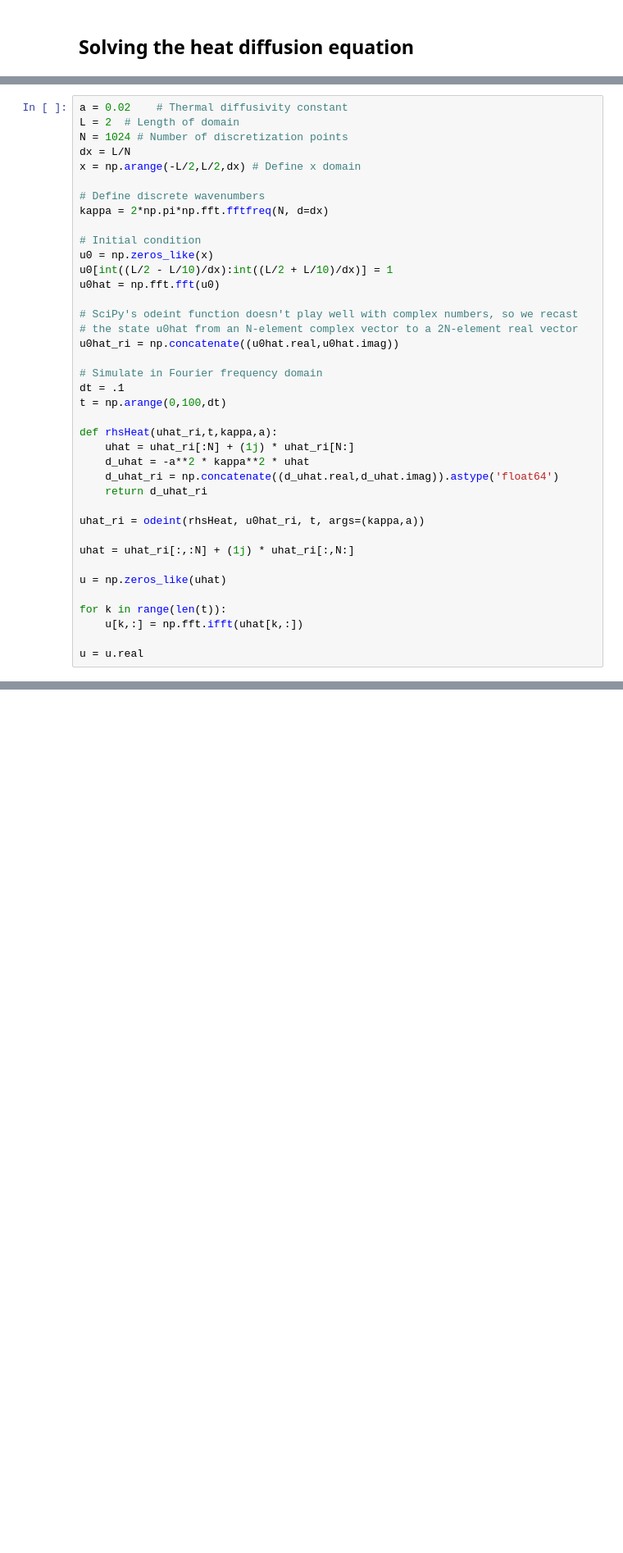
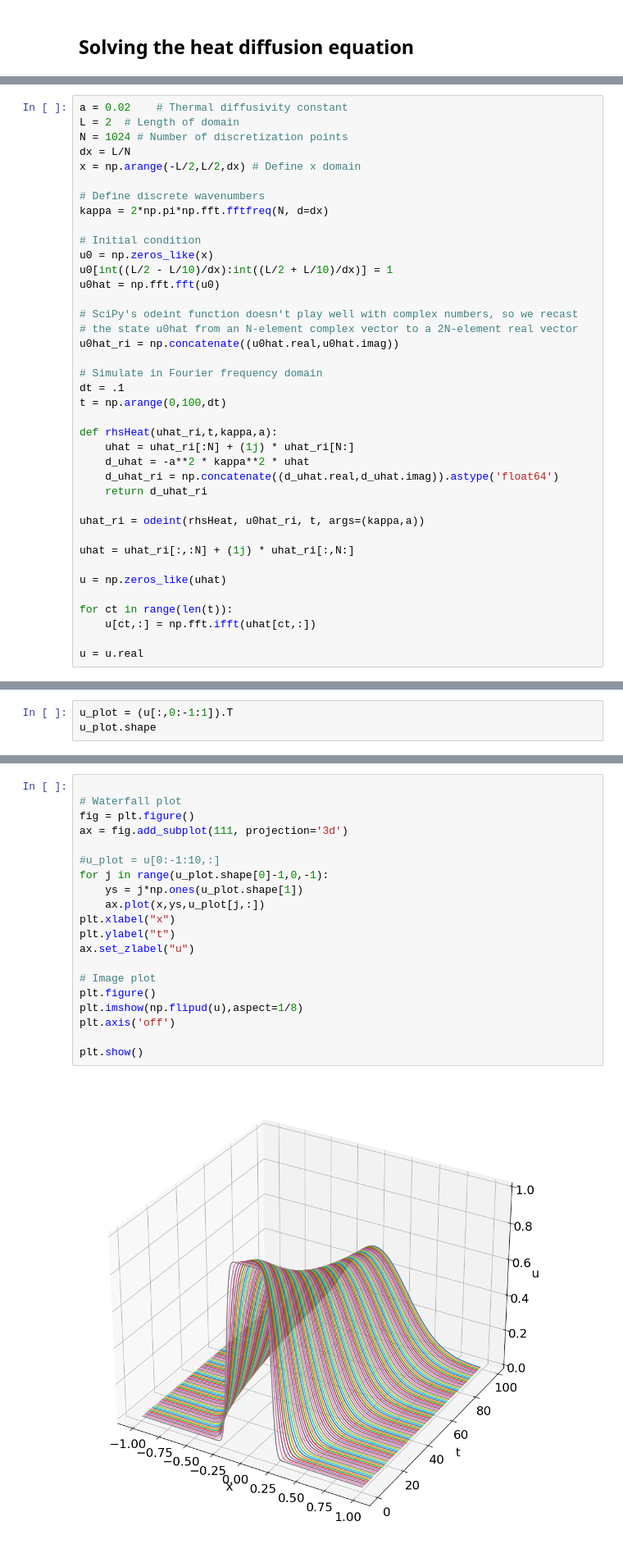
Before and after one commit to yipihey/Physics-113-Book, a Jupyter notebook: _sources/fft/solve_heatequation_FFT.ipynb, the cells around one changed output, grey strips where cells are left out. Shown at 82% size. Cells and saved outputs as stored; diff of their text form; blank space fills up the shorter version.

```diff
--- a/_sources/fft/solve_heatequation_FFT.ipynb
+++ b/_sources/fft/solve_heatequation_FFT.ipynb
@@ -68,8 +68,8 @@ uhat = uhat_ri[:,:N] + (1j) * uhat_ri[:,N:]
 
 u = np.zeros_like(uhat)
 
-for k in range(len(t)):
-    u[k,:] = np.fft.ifft(uhat[k,:])
+for ct in range(len(t)):
+    u[ct,:] = np.fft.ifft(uhat[ct,:])
 
 u = u.real
 # %%
@@ -251,0 +285,3 @@ Redo the solution of the heat equation above.
+# %%
+u_plot = (u[:,0:-1:1]).T
+u_plot.shape
@@ -251,0 +290,22 @@ Redo the solution of the heat equation above.
+# %%
+
+# Waterfall plot
+fig = plt.figure()
+ax = fig.add_subplot(111, projection='3d')
+
+#u_plot = u[0:-1:10,:]
+for j in range(u_plot.shape[0]-1,0,-1):
+    ys = j*np.ones(u_plot.shape[1])
+    ax.plot(x,ys,u_plot[j,:])
+plt.xlabel("x")
+plt.ylabel("t")
+ax.set_zlabel("u")
+
+# Image plot
+plt.figure()
+plt.imshow(np.flipud(u),aspect=1/8)
+plt.axis('off')
+
+plt.show()
+# %% [output]
+[figure, added]
```
Also changed, not shown: parts of 7 cells of this notebook, 16 other files.
